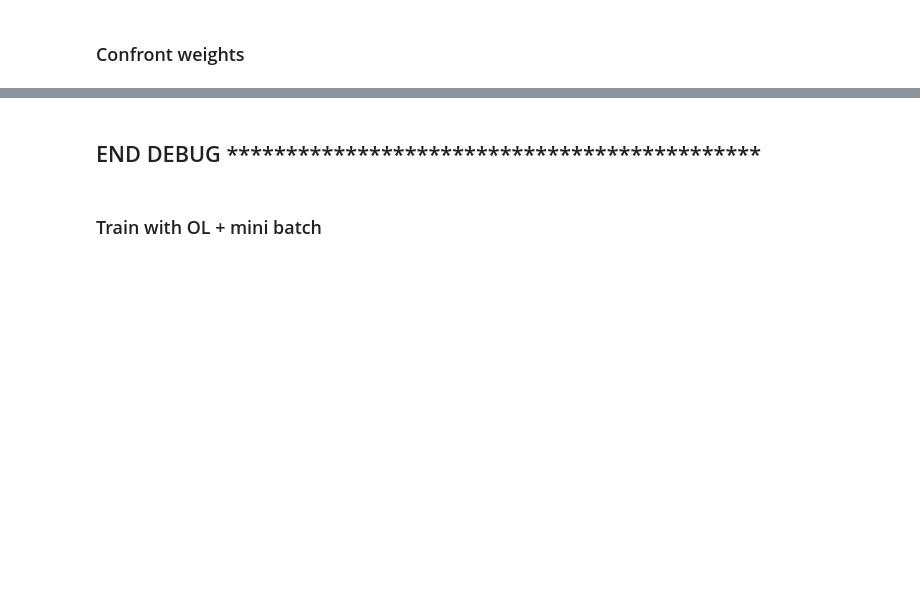
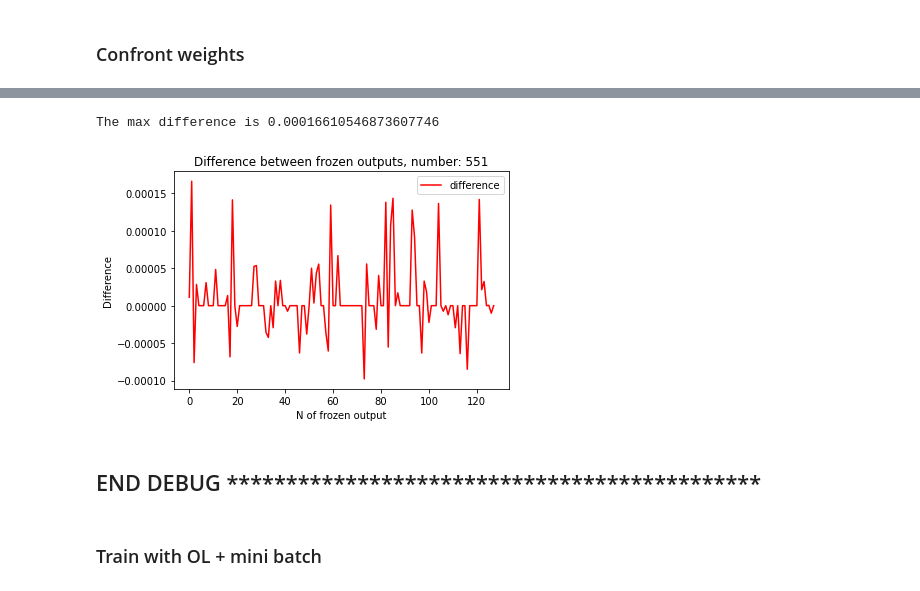
Before and after one commit to AlessandroAvi/Master_Thesis, a Jupyter notebook: Letters_application/Python/TinyOL.ipynb, the cells around one changed output, grey strips where cells are left out. Drawn from its saved outputs; the diff is of its cells as text; code cells hidden in the pictures; blank space fills up the shorter version.

Commit message:
Added the communication of frozen layer output

```diff
--- a/Letters_application/Python/TinyOL.ipynb
+++ b/Letters_application/Python/TinyOL.ipynb
@@ -317,6 +317,8 @@ bias_pc     = np.zeros((numb,8))
 
 pred_pc     = np.zeros((numb,8))
 pre_soft_pc = np.zeros((numb,8))
+
+frozenOut_pc = np.zeros((numb, 128))
 
 weight_pc   = np.zeros((numb, 80))
 
@@ -843,9 +840,9 @@ with open(PROVA_PATH,'w') as data_file: # open file
 # %% [markdown]
 Load weights, biases and the out of frozen layer from txt file
 # %%
-bias_stm       = myDebug.debug_loadBiasSMT()
-weight_stm     = myDebug.debug_loadWeightsSTM()
-out_forzen_stm = myDebug.debug_loadOutputFrozenSMT()
+bias_stm      = myDebug.debug_loadBiasSMT()
+weight_stm    = myDebug.debug_loadWeightsSTM()
+frozenOut_stm = myDebug.debug_loadFrozenOutSMT()
 # %% [markdown]
 ### Confront BIASES
 # %%
@@ -910,3 +993,25 @@ myDebug.debug_plotHistoryBias(7, bias_stm, bias_pc)
+# %%
+def plot_frozenDifference(itr):
+
+    x = list(range(0,128))
+    y = frozenOut_pc[itr,:] - frozenOut_stm[itr,:]
+
+    plt.plot(x, y, color='r', label='difference')
+
+    plt.xlabel("N of frozen output")
+    plt.ylabel("Difference")
+    plt.title(f"Difference between frozen outputs, number: {itr}")
+
+    plt.legend()
+
+    print(f'The max difference is {max(y)}')
+
+    plt.show()
+# %%
+plot_frozenDifference(551)
+# %% [output]
+The max difference is 0.00016610546873607746
+[figure, added]
 # %% [markdown]
 ## END DEBUG *********************************************
 # %% [markdown]
```
Also changed, not shown: parts of 11 cells of this notebook, 31 other files.
